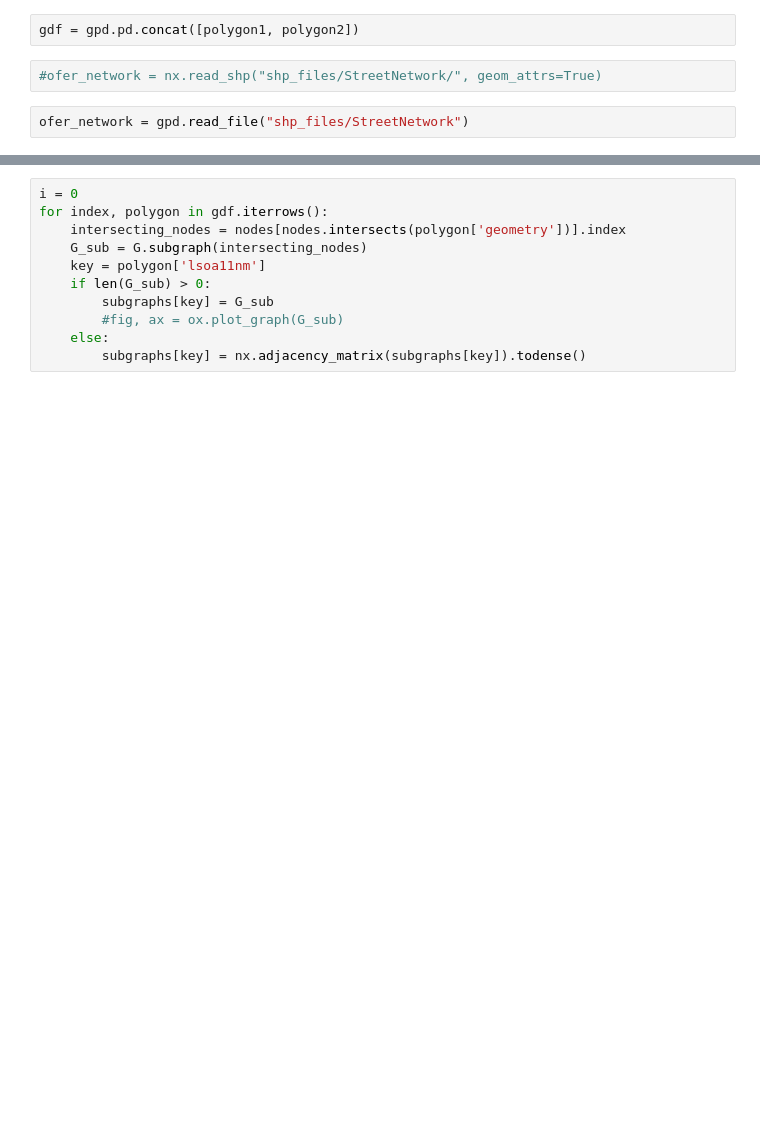
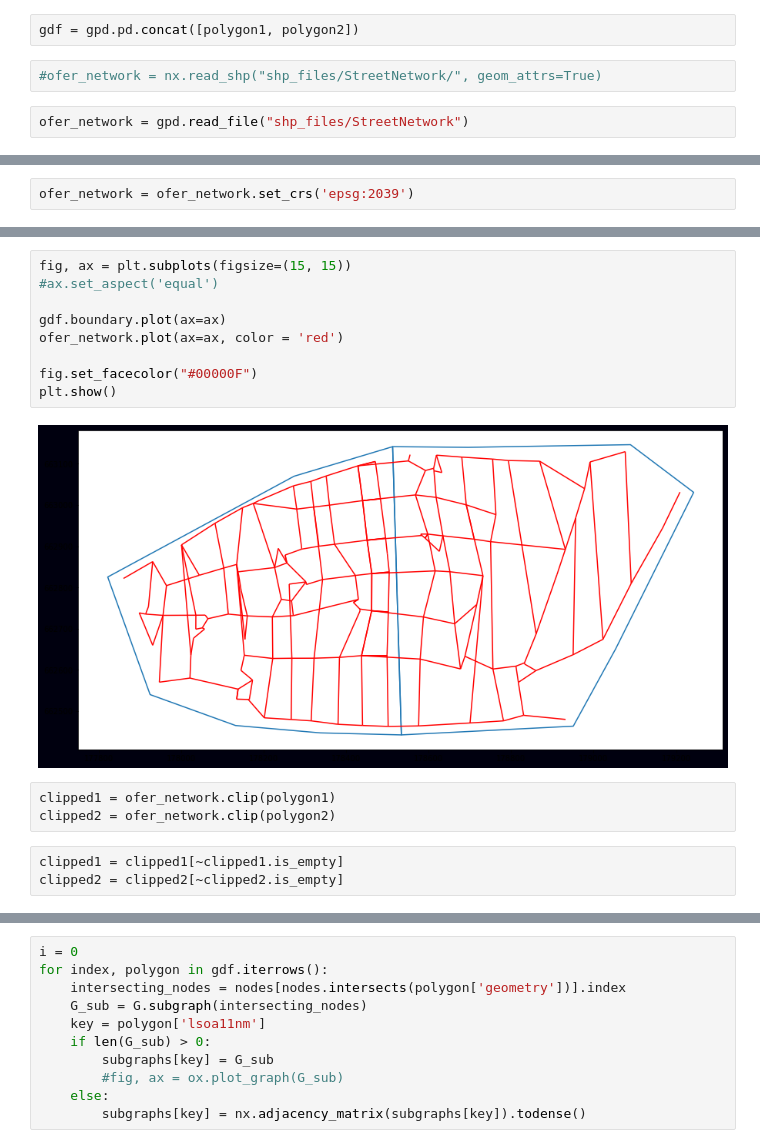
Before and after one commit to harryodell/Synthetic_Cities, a Jupyter notebook: OSM_network_partitioning-Ofer.ipynb, the cells around one changed output, grey strips where cells are left out. Saved outputs shown, nothing was run; the diff lists cells and outputs as text; blank space fills up the shorter version.

```diff
--- a/OSM_network_partitioning-Ofer.ipynb
+++ b/OSM_network_partitioning-Ofer.ipynb
@@ -67,0 +39,2 @@ pos = [i for i in ofer_network]
+# %%
+ofer_network = ofer_network.set_crs('epsg:2039')
@@ -67,0 +63,17 @@ pos = [i for i in ofer_network]
+# %%
+fig, ax = plt.subplots(figsize=(15, 15))
+#ax.set_aspect('equal')
+
+gdf.boundary.plot(ax=ax)
+ofer_network.plot(ax=ax, color = 'red')
+
+fig.set_facecolor("#00000F")
+plt.show()
+# %% [output]
+[figure, added]
+# %%
+clipped1 = ofer_network.clip(polygon1)
+clipped2 = ofer_network.clip(polygon2)
+# %%
+clipped1 = clipped1[~clipped1.is_empty]
+clipped2 = clipped2[~clipped2.is_empty]
```
Also changed, not shown: parts of 25 cells of this notebook, 10 other files.
